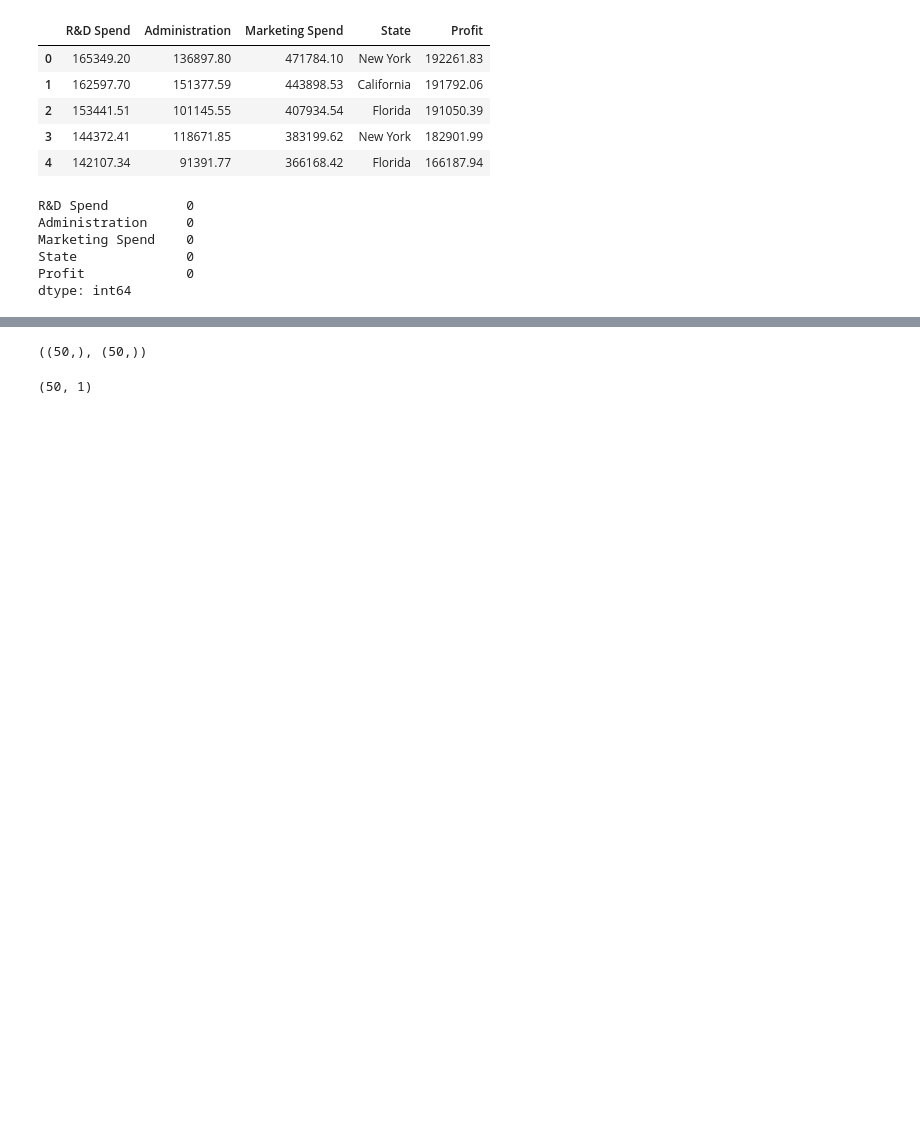
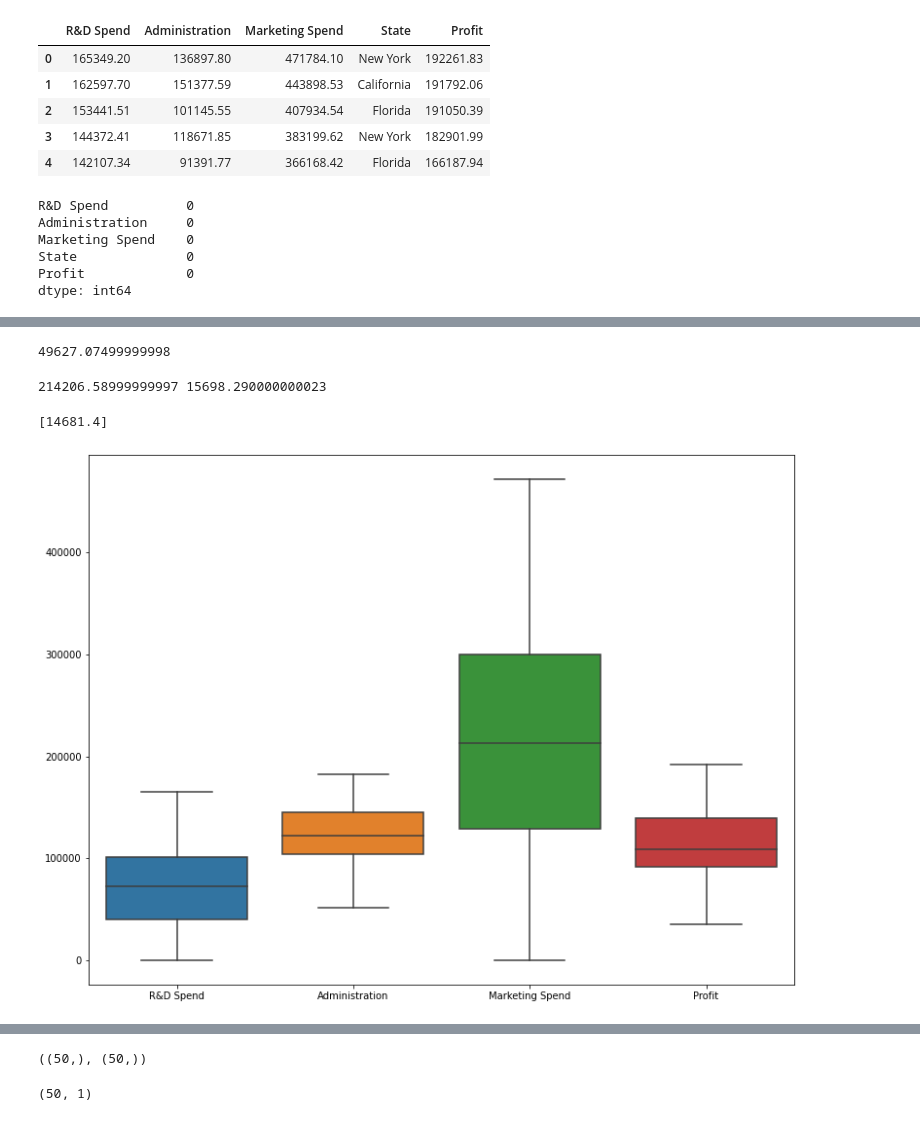
Before and after one commit to eashabibi/FML, a Jupyter notebook: Univariate_Regression_On_Startups.ipynb, the cells around one changed output, grey strips where cells are left out. Saved outputs shown, nothing was run; the diff lists cells and outputs as text; code cells hidden in the pictures; blank space fills up the shorter version.

```diff
--- a/Univariate_Regression_On_Startups.ipynb
+++ b/Univariate_Regression_On_Startups.ipynb
@@ -30,0 +41,28 @@ y=startups['Profit'].values
+# %%
+# finding quartiles q1 and q3 using "quantile" function
+# inter quartile range=q3-q1
+q1=startups["Profit"].quantile(0.25)
+q3=startups["Profit"].quantile(0.75)
+inqr=q3-q1
+print(inqr)
+# %% [output]
+49627.07499999998
+# %%
+# After finding inter quartile range , finding upper limit and lower limit of profit coloumn
+up_lim=q3+1.5*inqr
+low_lim=q1-1.5*inqr
+print(up_lim,low_lim)
+# %% [output]
+214206.58999999997 15698.290000000023
+# %%
+# values Above the upper limit and below lower limit are OUTLIERS
+outliers=[]
+profit=startups["Profit"]
+for i in profit:
+  if(i>up_lim or i<low_lim):
+      outliers.append(i)
+print(outliers)
+# at 14681.4  the outlier point is obtained, it is inserted into actual profit coloumn data
+# Using measures of central of tendency either mean (or) median (or) mode
+# %% [output]
+[14681.4]
@@ -30,0 +73,7 @@ y=startups['Profit'].values
+# %%
+# displaying dataset by removing outliers
+plt.figure(figsize=(13,10))
+sns.boxplot(startups)
+plt.show()
+# %% [output]
+[figure, added]
```
Also changed, not shown: parts of 16 cells of this notebook.
